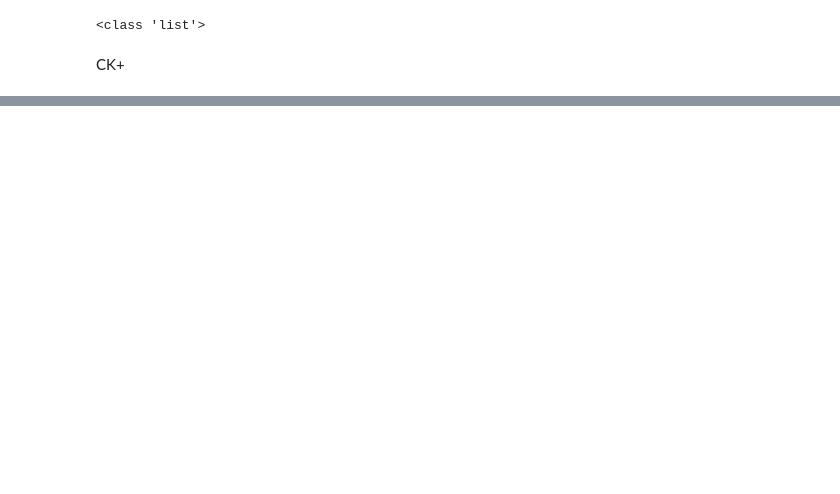
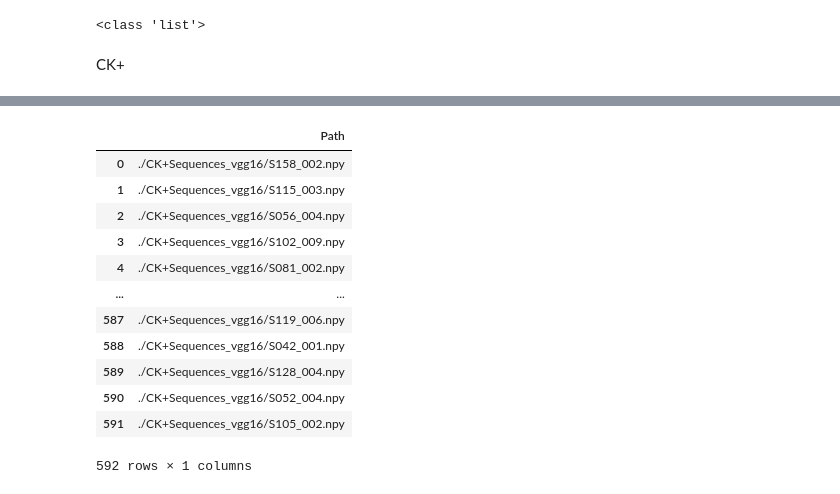
Before and after one commit to ChristianDzRz/Stress-Detection-Thesis, a Jupyter notebook: Video_extraction.ipynb, the cells around one changed output, grey strips where cells are left out. Saved outputs shown, nothing was run; the diff lists cells and outputs as text; code cells hidden in the pictures; blank space fills up the shorter version.

```diff
--- a/Video_extraction.ipynb
+++ b/Video_extraction.ipynb
@@ -318,0 +539,16 @@ Traceback (most recent call last):
+# %%
+files_df
+# %% [output]
+|  | Path |
+| 0 | ./CK+Sequences_vgg16/S158_002.npy |
+| 1 | ./CK+Sequences_vgg16/S115_003.npy |
+| 2 | ./CK+Sequences_vgg16/S056_004.npy |
+| 3 | ./CK+Sequences_vgg16/S102_009.npy |
+| 4 | ./CK+Sequences_vgg16/S081_002.npy |
+| ... | ... |
+| 587 | ./CK+Sequences_vgg16/S119_006.npy |
+| 588 | ./CK+Sequences_vgg16/S042_001.npy |
+| 589 | ./CK+Sequences_vgg16/S128_004.npy |
+| 590 | ./CK+Sequences_vgg16/S052_004.npy |
+| 591 | ./CK+Sequences_vgg16/S105_002.npy |
+592 rows × 1 columns
```
Also changed, not shown: parts of 98 cells of this notebook, 2 other files.
